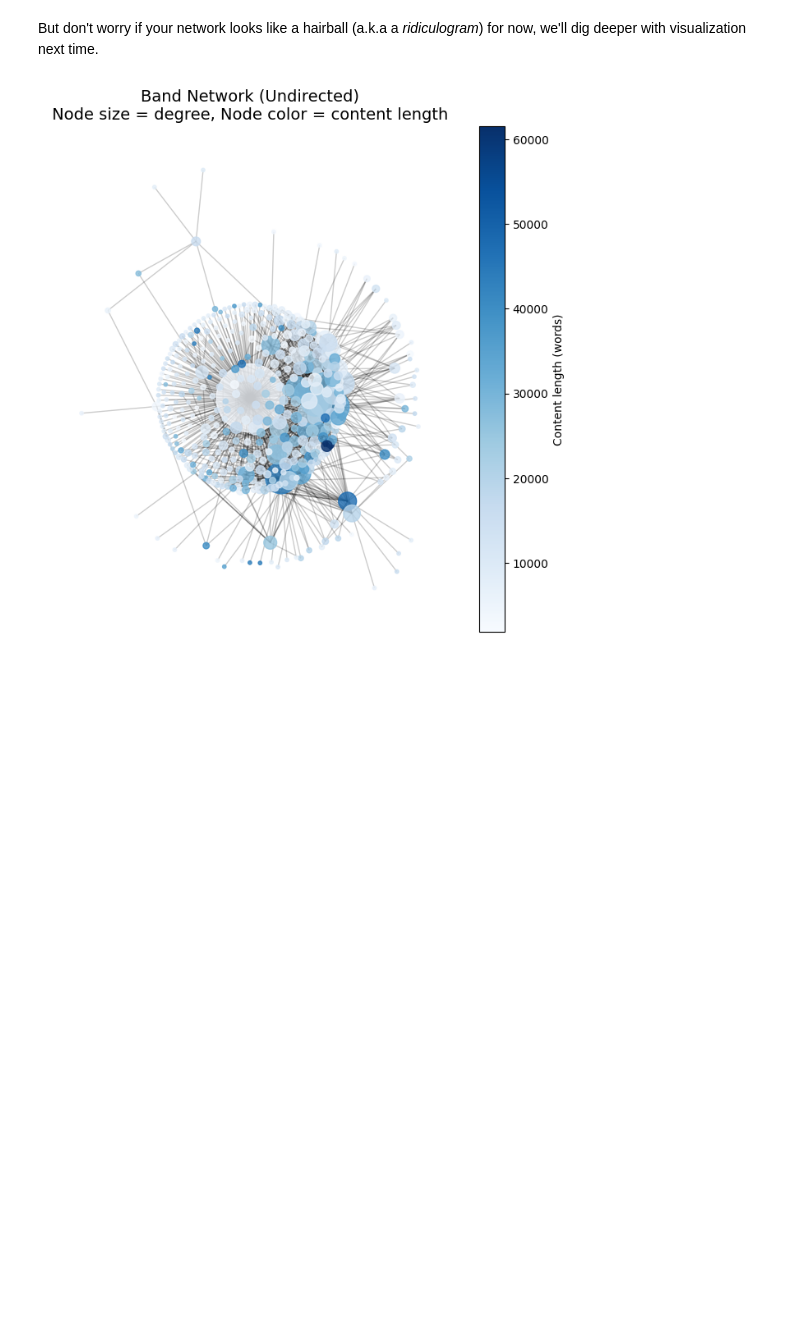
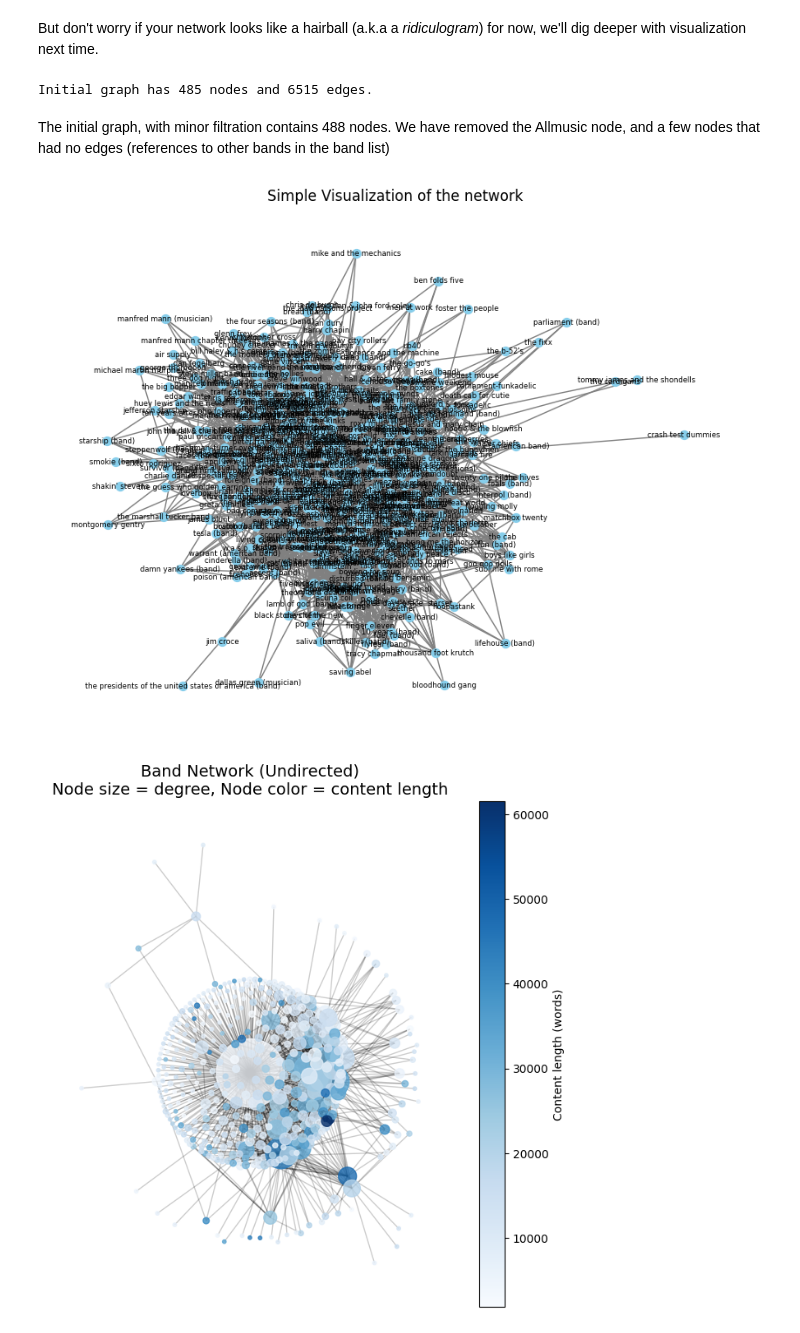
Before and after one commit to Benedictemaul/02805-socialgraphs, a Jupyter notebook: Week4.ipynb, the cells around one changed output. Drawn from its saved outputs; the diff is of its cells as text; code cells hidden in the pictures; blank space fills up the shorter version.

```diff
--- a/Week4.ipynb
+++ b/Week4.ipynb
@@ -719,6 +719,36 @@ For this exercise, I hope you'll do almost everything yourself. But it's OK to u
 If you want to make things more fancy, note that Wikipedia writes that local minima is a problem for these graphs: "It is easy to see that force-directed algorithms produce a graph with minimal energy, in particular one whose total energy is only a local minimum. The local minimum found can be, in many cases, considerably worse than a global minimum, which translates into a low-quality drawing. For many algorithms, especially the ones that allow only down-hill moves of the vertices, the final result can be strongly influenced by the initial layout, that in most cases is randomly generated. The problem of poor local minima becomes more important as the number of vertices of the graph increases. **A combined application of different algorithms is helpful to solve this problem**. For example, using the Kamada–Kawai algorithm to quickly generate a reasonable initial layout and then the Fruchterman–Reingold algorithm to improve the placement of neighbouring nodes." (my emphasis)
 # %% [markdown]
 But don't worry if your network looks like a hairball (a.k.a a *ridiculogram*) for now, we'll dig deeper with visualization next time.
+# %%
+import networkx as nx
+import numpy as np
+import matplotlib.pyplot as plt
+from pyvis.network import Network
+
+# Load the network bands_graph.gexf
+
+G = nx.read_gexf("bands_graph.gexf")
+
+print(f"Initial graph has {G.number_of_nodes()} nodes and {G.number_of_edges()} edges.")
+# %% [output]
+Initial graph has 485 nodes and 6515 edges.
+# %% [markdown]
+The initial graph, with minor filtration contains 488 nodes. We have removed the Allmusic node, and a few nodes that had no edges (references to other bands in the band list)
+# %%
+# Assuming G is already loaded
+plt.figure(figsize=(8, 6))
+nx.draw(
+    G,
+    with_labels=True,         # show node labels
+    node_size=50,             # small node size
+    font_size=6,              # small font size for labels
+    edge_color="gray",
+    node_color="skyblue"
+)
+plt.title("Simple Visualization of the network")
+plt.show()
+# %% [output]
+[figure, added]
 # %%
 import matplotlib.pyplot as plt
 import networkx as nx
```
Also changed, not shown: 1 other file.
